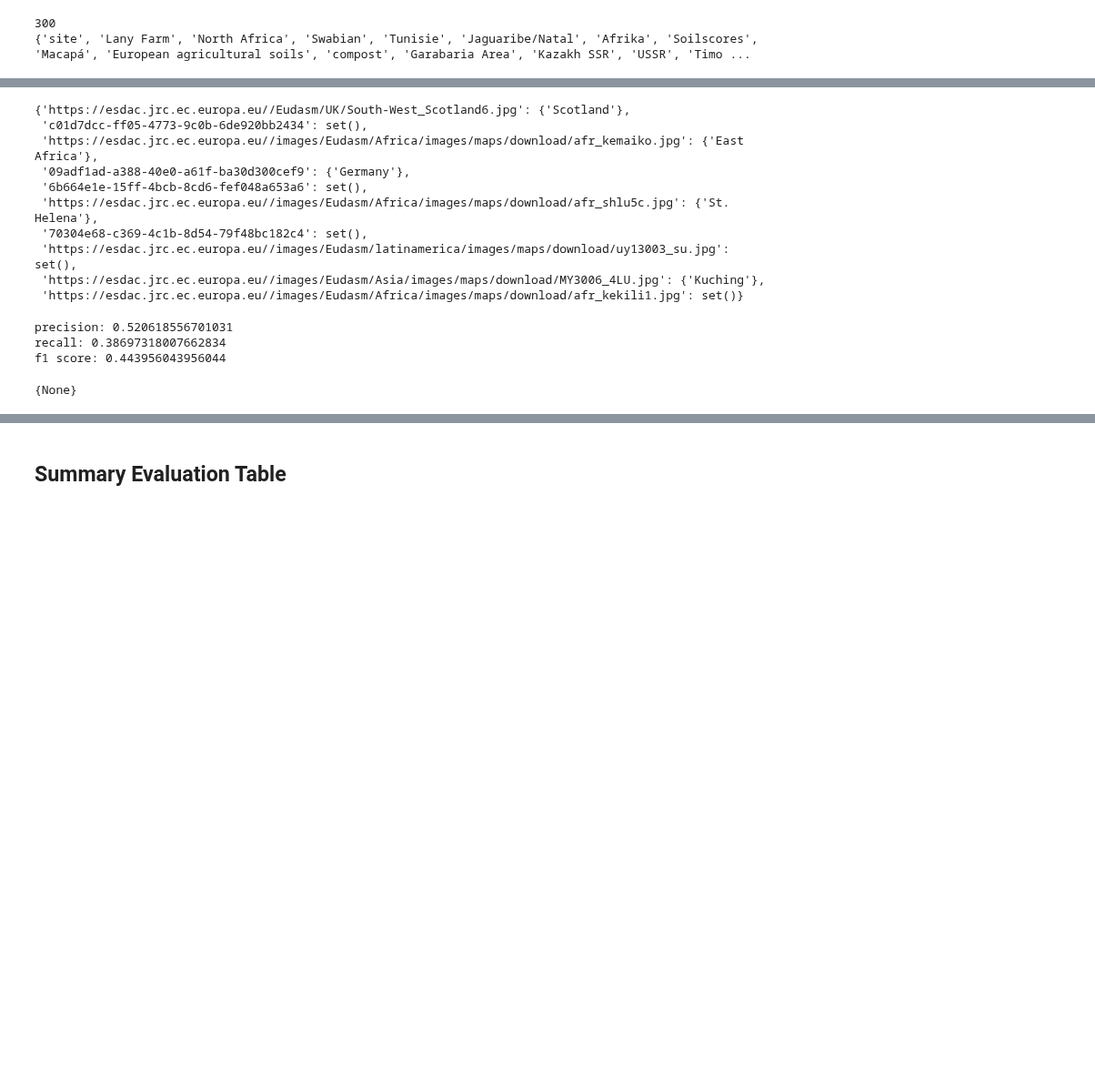
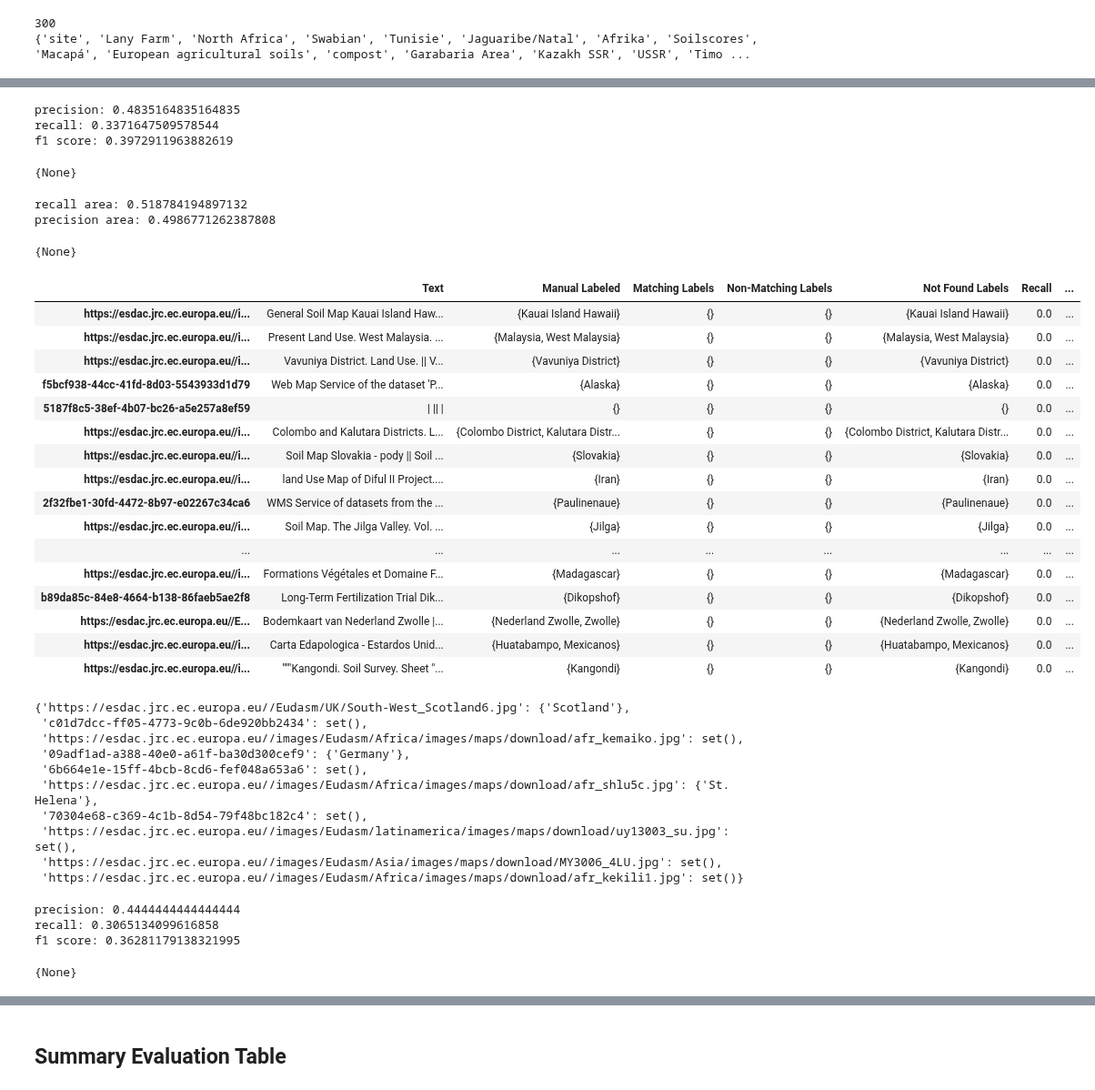
Before and after one commit to soilwise-he/metadata-augmentation, a Jupyter notebook: NER augmentation/Sandbox_Arena.ipynb, the cells around one changed output, grey strips where cells are left out. Shown at 91% size. Cells and saved outputs as stored; diff of their text form; code cells hidden in the pictures; blank space fills up the shorter version.

```diff
--- a/NER augmentation/Sandbox_Arena.ipynb
+++ b/NER augmentation/Sandbox_Arena.ipynb
@@ -476,7 +587,7 @@ def run_openai_task_filter(text):
 
     return {"model_response": response}
 # %%
-result_hybrid = run_openai_task_filter(All_response)
+result_hybrid = run_openai_task_filter(All_response, system_message_1, assisstant_message_1)
 # %%
 message_hybrid = result_hybrid['model_response'].choices[0].message.content
 try:
@@ -484,3 +595,12 @@ try:
 except (ValueError, SyntaxError):
     matches_hybrid = re.findall(r'\{[^}]*\}', message_hybrid)
     dict_message_hybrid = ast.literal_eval(matches_hybrid[0])
+
+if "changes" in list(dict_message_hybrid.keys()):
+    sLM_label_1 = {key: {dict_message_hybrid["changes"].get(label, label) for label in value} for key, value in sLM_label.items()}
+else:
+    sLM_label_1=sLM_label
+
+ok_entities = set(dict_message_hybrid['delineatable'])
+cleaned_hybrid_dict = {key: value.intersection(ok_entities) for key, value in sLM_label_1.items()}
+{k: cleaned_hybrid_dict[k] for k in list(cleaned_hybrid_dict)[:10]}
@@ -487,4 +618,52 @@ except (ValueError, SyntaxError):
+# %%
+eval_Hybrid = eval_test(labeled_dataset,cleaned_hybrid_dict,return_table=True)
+{print(f"{k}: {v}") for k, v in eval_Hybrid.items() if k != 'evaluation table'}
+# %% [output]
+precision: 0.4835164835164835
+recall: 0.3371647509578544
+f1 score: 0.3972911963882619
+{None}
+# %%
+eval_Hybrid_geo = eval_test_geo_polygone(labeled_dataset,cleaned_hybrid_dict,return_table=True)
+{print(f"{k}: {v}") for k, v in eval_Hybrid_geo.items() if k != 'evaluation table'}
+# %% [output]
+recall area: 0.518784194897132
+precision area: 0.4986771262387808
+{None}
+# %%
+merged_dict = {**eval_Hybrid, **eval_Hybrid_geo}
+merged_evaluation_table = pd.concat([eval_Hybrid['evaluation table'], eval_Hybrid_geo['evaluation table']], axis=1)
+merged_dict['evaluation table'] = merged_evaluation_table
+Global_eval['Hybrid_1']=merged_dict
+Global_eval['Hybrid_1']['evaluation table'].sort_values(by=['Recall'])[:20]
+# %% [output]
+|  | Text | Manual Labeled | Matching Labels | Non-Matching Labels | Not Found Labels | Recall | ... |
+| https://esdac.jrc.ec.europa.eu//i... | General Soil Map Kauai Island Haw... | {Kauai Island Hawaii} | {} | {} | {Kauai Island Hawaii} | 0.0 | ... |
+| https://esdac.jrc.ec.europa.eu//i... | Present Land Use. West Malaysia. ... | {Malaysia, West Malaysia} | {} | {} | {Malaysia, West Malaysia} | 0.0 | ... |
+| https://esdac.jrc.ec.europa.eu//i... | Vavuniya District. Land Use. || V... | {Vavuniya District} | {} | {} | {Vavuniya District} | 0.0 | ... |
+| f5bcf938-44cc-41fd-8d03-5543933d1d79 | Web Map Service of the dataset 'P... | {Alaska} | {} | {} | {Alaska} | 0.0 | ... |
+| 5187f8c5-38ef-4b07-bc26-a5e257a8ef59 | | || | | {} | {} | {} | {} | 0.0 | ... |
+| https://esdac.jrc.ec.europa.eu//i... | Colombo and Kalutara Districts. L... | {Colombo District, Kalutara Distr... | {} | {} | {Colombo District, Kalutara Distr... | 0.0 | ... |
+| https://esdac.jrc.ec.europa.eu//i... | Soil Map Slovakia - pody || Soil ... | {Slovakia} | {} | {} | {Slovakia} | 0.0 | ... |
+| https://esdac.jrc.ec.europa.eu//i... | land Use Map of Diful II Project.... | {Iran} | {} | {} | {Iran} | 0.0 | ... |
+| 2f32fbe1-30fd-4472-8b97-e02267c34ca6 | WMS Service of datasets from the ... | {Paulinenaue} | {} | {} | {Paulinenaue} | 0.0 | ... |
+| https://esdac.jrc.ec.europa.eu//i... | Soil Map. The Jilga Valley. Vol. ... | {Jilga} | {} | {} | {Jilga} | 0.0 | ... |
+| ... | ... | ... | ... | ... | ... | ... | ... |
+| https://esdac.jrc.ec.europa.eu//i... | Formations Végétales et Domaine F... | {Madagascar} | {} | {} | {Madagascar} | 0.0 | ... |
+| b89da85c-84e8-4664-b138-86faeb5ae2f8 | Long-Term Fertilization Trial Dik... | {Dikopshof} | {} | {} | {Dikopshof} | 0.0 | ... |
+| https://esdac.jrc.ec.europa.eu//E... | Bodemkaart van Nederland Zwolle |... | {Nederland Zwolle, Zwolle} | {} | {} | {Nederland Zwolle, Zwolle} | 0.0 | ... |
+| https://esdac.jrc.ec.europa.eu//i... | Carta Edapologica - Estardos Unid... | {Huatabampo, Mexicanos} | {} | {} | {Huatabampo, Mexicanos} | 0.0 | ... |
+| https://esdac.jrc.ec.europa.eu//i... | """Kangondi. Soil Survey. Sheet "... | {Kangondi} | {} | {} | {Kangondi} | 0.0 | ... |
 # %%
+result_hybrid = run_openai_task_filter(All_response, system_message_2, assisstant_message_2)
+
+message_hybrid = result_hybrid['model_response'].choices[0].message.content
+try:
+    dict_message_hybrid = ast.literal_eval(message_hybrid)
+except (ValueError, SyntaxError):
+    matches_hybrid = re.findall(r'\{[^}]*\}', message_hybrid)
+    dict_message_hybrid = ast.literal_eval(matches_hybrid[0])
+
 if "changes" in list(dict_message_hybrid.keys()):
     sLM_label_1 = {key: {dict_message_hybrid["changes"].get(label, label) for label in value} for key, value in sLM_label.items()}
 else:
@@ -496,20 +675,19 @@ cleaned_hybrid_dict = {key: value.intersection(ok_entities) for key, value in sL
 # %% [output]
 {'https://esdac.jrc.ec.europa.eu//Eudasm/UK/South-West_Scotland6.jpg': {'Scotland'},
  'c01d7dcc-ff05-4773-9c0b-6de920bb2434': set(),
- 'https://esdac.jrc.ec.europa.eu//images/Eudasm/Africa/images/maps/download/afr_kemaiko.jpg': {'East Africa'},
+ 'https://esdac.jrc.ec.europa.eu//images/Eudasm/Africa/images/maps/download/afr_kemaiko.jpg': set(),
  '09adf1ad-a388-40e0-a61f-ba30d300cef9': {'Germany'},
  '6b664e1e-15ff-4bcb-8cd6-fef048a653a6': set(),
  'https://esdac.jrc.ec.europa.eu//images/Eudasm/Africa/images/maps/download/afr_shlu5c.jpg': {'St. Helena'},
  '70304e68-c369-4c1b-8d54-79f48bc182c4': set(),
  'https://esdac.jrc.ec.europa.eu//images/Eudasm/latinamerica/images/maps/download/uy13003_su.jpg': set(),
- 'https://esdac.jrc.ec.europa.eu//images/Eudasm/Asia/images/maps/download/MY3006_4LU.jpg': {'Kuching'},
+ 'https://esdac.jrc.ec.europa.eu//images/Eudasm/Asia/images/maps/download/MY3006_4LU.jpg': set(),
  'https://esdac.jrc.ec.europa.eu//images/Eudasm/Africa/images/maps/download/afr_kekili1.jpg': set()}
 # %%
 eval_Hybrid = eval_test(labeled_dataset,cleaned_hybrid_dict,return_table=True)
-Global_eval['Hybrid']=eval_Hybrid
 {print(f"{k}: {v}") for k, v in eval_Hybrid.items() if k != 'evaluation table'}
 # %% [output]
-precision: 0.520618556701031
-recall: 0.38697318007662834
-f1 score: 0.443956043956044
+precision: 0.4444444444444444
+recall: 0.3065134099616858
+f1 score: 0.36281179138321995
 {None}
```
Also changed, not shown: parts of 32 cells of this notebook, 2 other files.
